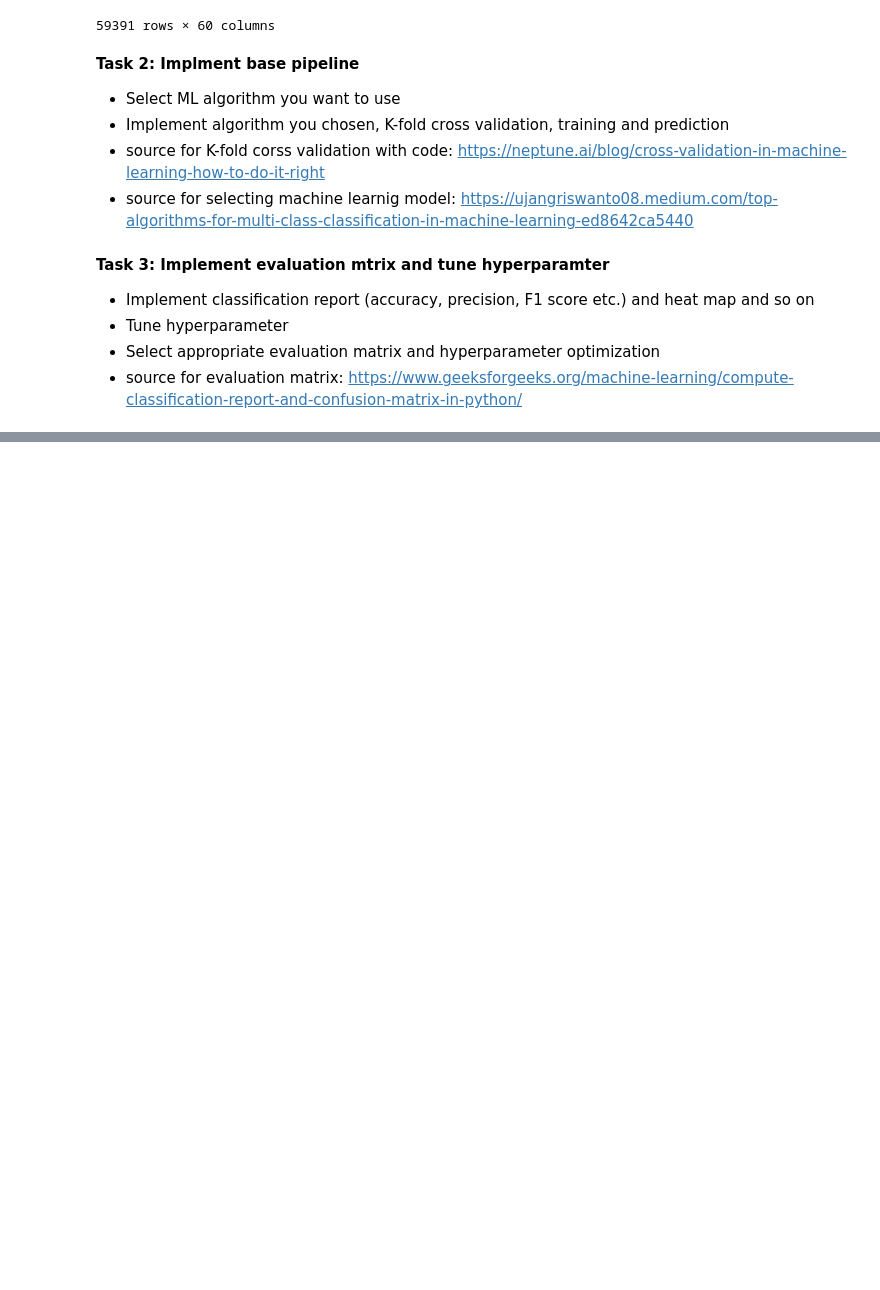
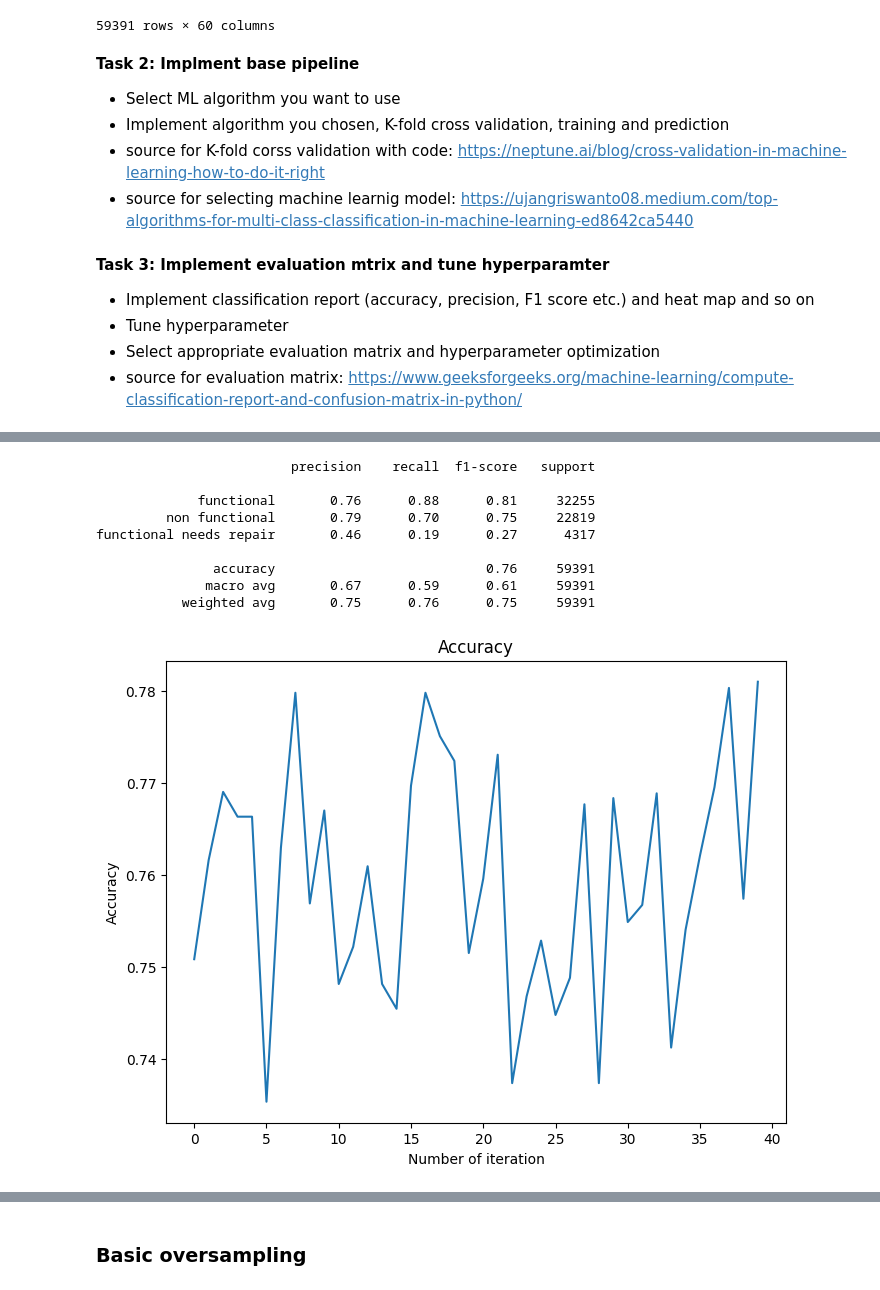
Before and after one commit to floranuta/Data_Circle, a Jupyter notebook: notebooks/model_development.ipynb, the cells around one changed output, grey strips where cells are left out. Drawn from its saved outputs; the diff is of its cells as text; code cells hidden in the pictures; blank space fills up the shorter version.

```diff
--- a/notebooks/model_development.ipynb
+++ b/notebooks/model_development.ipynb
@@ -356,0 +471,33 @@ encoded_data
+# %%
+def evaluate_model(y_test_all: list,
+                  y_pred_all: list,
+                  accuracy_all: list,
+                  ) -> None:
+
+    # flat out matrix into single list
+    y_test_res = [val for y_test in y_test_all for val in y_test]
+    y_pred_res = [val for y_pred in y_pred_all for val in y_pred]
+
+    # create classification report
+    cr = classification_report(y_test_res, y_pred_res, target_names=list(TARGET_MAPPING.keys()))
+    print(cr)
+
+    plt.figure(figsize=[8,6])
+    plt.plot(accuracy_all)
+    plt.title("Accuracy")
+    plt.xlabel("Number of iteration")
+    plt.ylabel("Accuracy")
+    plt.show()
+    plt.close()
+
+    # Create a confusion matrix
+    # https://medium.com/@sanyagubrani/evaluating-multi-class-classification-model-using-confusion-matrix-in-python-4d9344084dfa
+    cm = confusion_matrix(y_test_res, y_pred_res, normalize="all")
+
+    # Plot the confusion matrix
+    plt.figure(figsize=[8,6])
+    sns.heatmap(cm, annot=True, cmap='YlGnBu', xticklabels=list(TARGET_MAPPING.keys()), yticklabels=list(TARGET_MAPPING.keys()))
+    plt.xlabel('Predicted', fontsize=12)
+    plt.ylabel('Actual', fontsize=12)
+    plt.title('Confusion Matrix',fontsize=16)
+    plt.show()
@@ -356,0 +660,7 @@ encoded_data
+# %%
+classifier = DecisionTreeClassifier()
+
+y_test_all, y_pred_all, accuracy_all = run(data=encoded_data,
+                                            is_oversample=False,
+                                            classifier=classifier,
+                                            k_fold_split=40)
@@ -356,0 +685,15 @@ encoded_data
+# %%
+evaluate_model(y_test_all=y_test_all,
+               y_pred_all=y_pred_all,
+               accuracy_all=accuracy_all)
+# %% [output]
+                         precision    recall  f1-score   support
+
+             functional       0.76      0.88      0.81     32255
+         non functional       0.79      0.70      0.75     22819
+functional needs repair       0.46      0.19      0.27      4317
+
+               accuracy                           0.76     59391
+              macro avg       0.67      0.59      0.61     59391
+           weighted avg       0.75      0.76      0.75     59391
+[figure, added]
@@ -356,0 +701,2 @@ encoded_data
+# %% [markdown]
+### Basic oversampling
```
Also changed, not shown: parts of 34 cells of this notebook.
